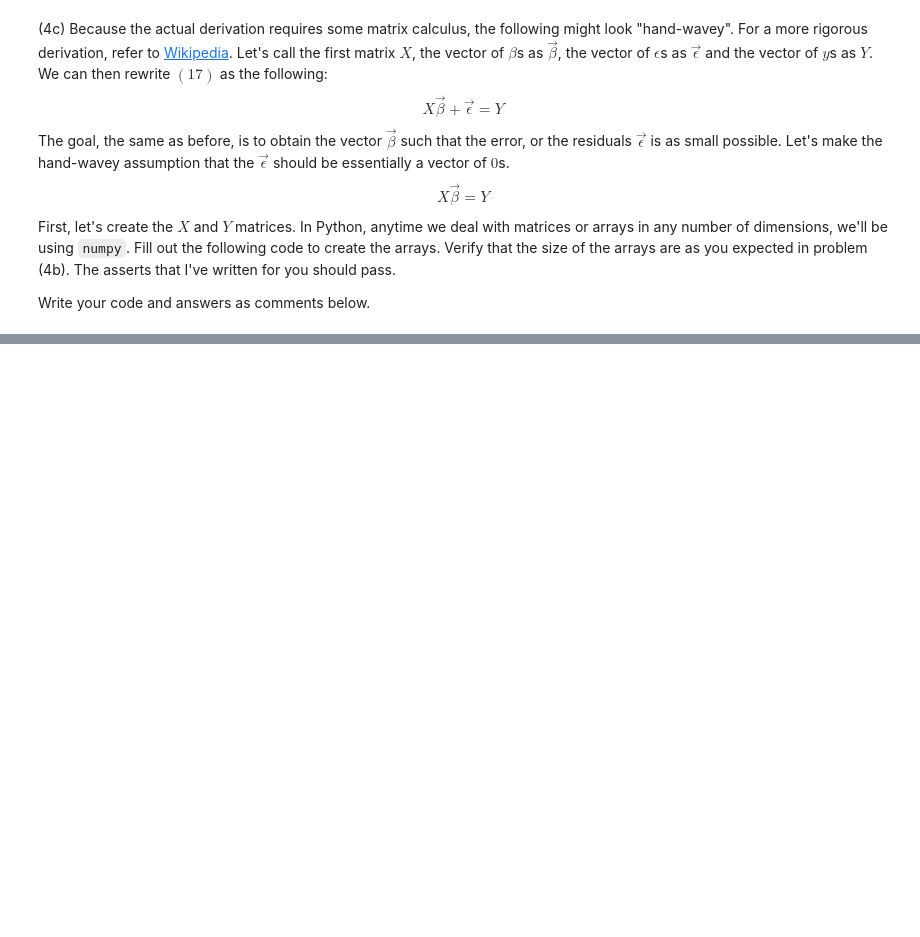
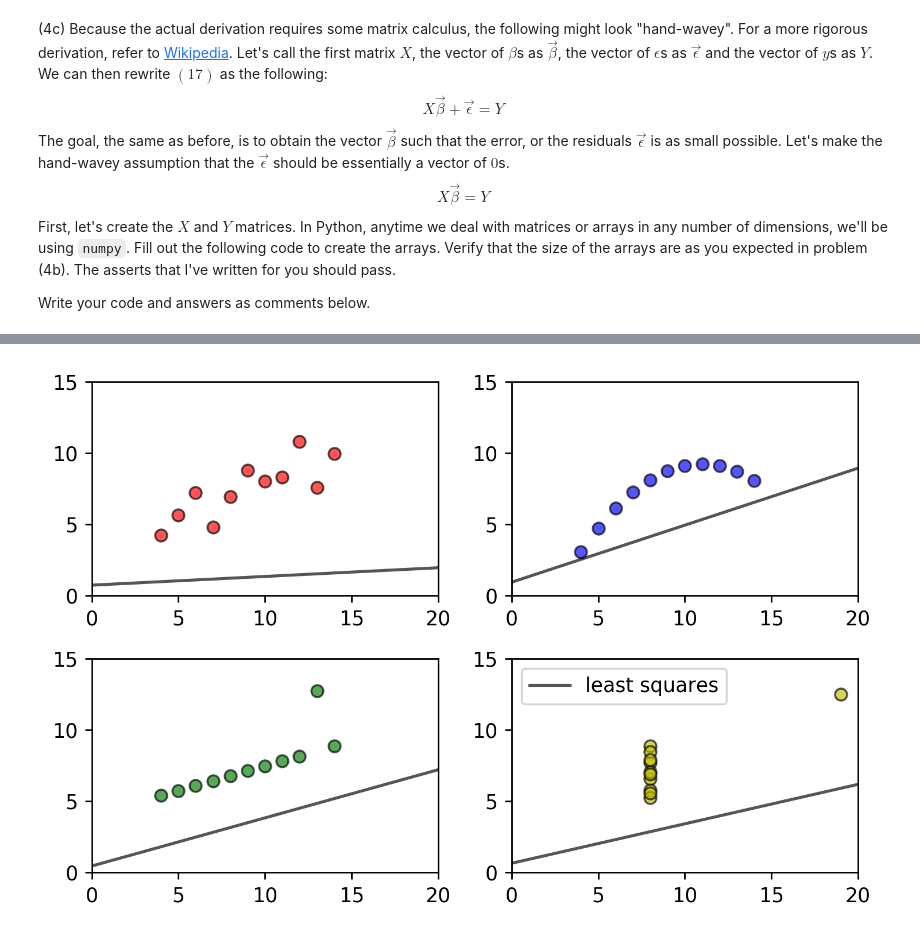
Before and after one commit to shak360/Lab-Training, a Jupyter notebook: Module_2_Python-ML/Assignment_3/MASTER/Assignment_3.ipynb, the cells around one changed output, grey strips where cells are left out. Saved outputs shown, nothing was run; the diff lists cells and outputs as text; code cells hidden in the pictures; blank space fills up the shorter version.

```diff
--- a/Module_2_Python-ML/Assignment_3/MASTER/Assignment_3.ipynb
+++ b/Module_2_Python-ML/Assignment_3/MASTER/Assignment_3.ipynb
@@ -387,0 +381,8 @@ for i in range(4):
+# %%
+for i in range(4):
+    X_arr = list_of_X_arrs[i]
+    Y_vec = list_of_Y_vecs[i]
+    # use np.linalg.solve to solve X*betas=Y
+    ### Write code below ###
+    betas = None
+    ### Write code above ###
@@ -387,0 +419,36 @@ for i in range(4):
+# %%
+betas_vec =[]
+for i in range(4):
+    XTX = list_of_XTX_arrs[i]
+    XTY = list_of_XTY_vecs[i]
+    # use np.linalg.solve to solve (X.T*X)*betas=(X.T*Y)
+    ### Write code below ###
+    betas = np.random.random((2,1))
+    ### Write code above ###
+    betas_vec.append(betas)
+# %%
+### The plotting code below should execute ###
+f1 = plt.figure(dpi=250)
+# Make grid
+gridd=(2,2)
+gs1 = gridspec.GridSpec(*gridd)
+# Get list of axis objects
+ax = [f1.add_subplot(gs1[x]) for x in range(gridd[0] * gridd[1])]
+# Plot
+for i in range(4):
+    x = list_of_xs[i]
+    y = list_of_ys[i]
+    beta_1 = betas_vec[i][1]
+    beta_0 = betas_vec[i][0]
+    ax[i].set_xlim([0,20])
+    ax[i].set_ylim([0,15])
+    ax[i].scatter(x, y, edgecolors='k', marker="o", c=colors[i], alpha=2./3)
+    tmp_x = np.linspace(0,20)
+    # linear regression
+    ax[i].plot(tmp_x, beta_0+beta_1*tmp_x, 'k-', alpha=2./3, label='least squares')
+plt.legend()
+plt.tight_layout()
+plt.show()
+### No changes are required for the plotting code ###
+# %% [output]
+[figure, added]
```
Also changed, not shown: parts of 13 cells of this notebook.
